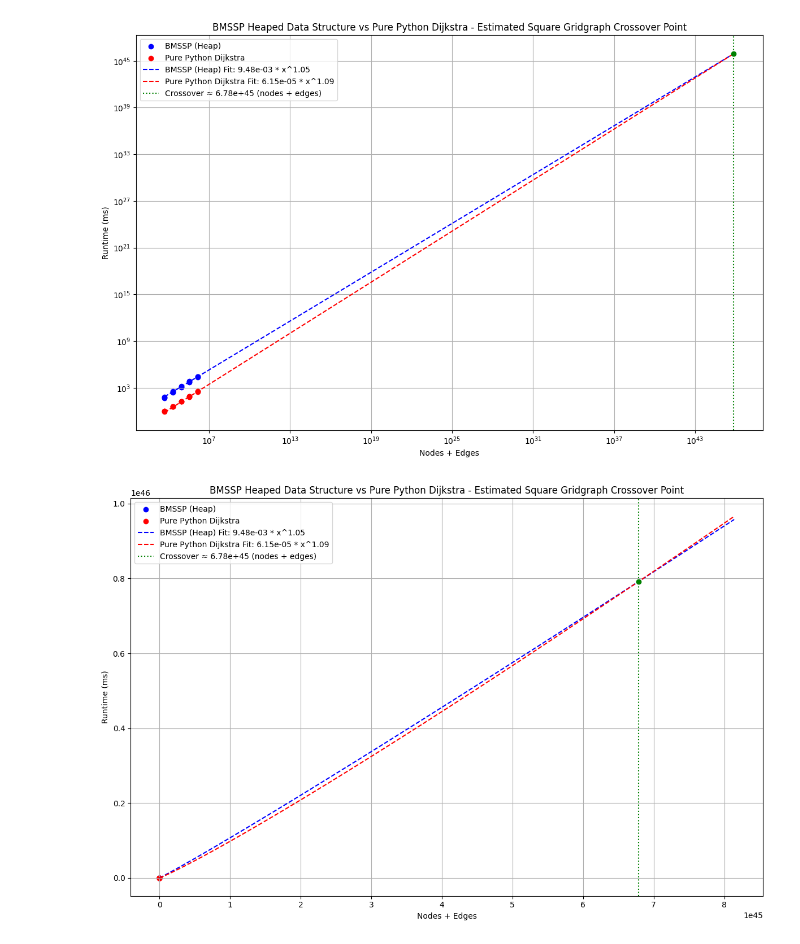
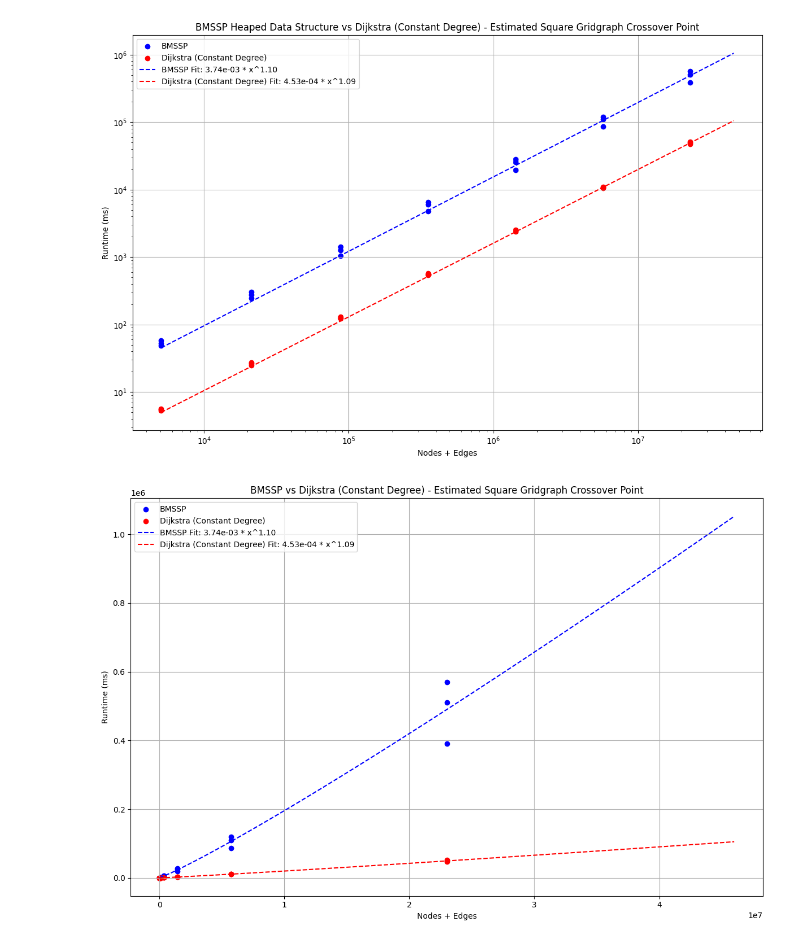
Before and after one commit to connor-makowski/bmsspy, a Jupyter notebook: benchmarking/charts.ipynb, the cells around one changed output. Saved outputs shown, nothing was run; the diff lists cells and outputs as text; code cells hidden in the pictures.

```diff
--- a/benchmarking/charts.ipynb
+++ b/benchmarking/charts.ipynb
@@ -286,7 +288,7 @@ def find_crossover(a1, b1, a2, b2):
 
 def plot_with_crossover(x, y1, y2, a1, b1, a2, b2, x_cross, title, algo_1_name, algo_2_name,scale="linear"):
     x_max = max(max(x), x_cross * 1.2 if x_cross else max(x) * 2)
-    x_fit = np.linspace(min(x), x_max, 1000)
+    x_fit = np.linspace(min(x), x_max)
 
     y1_fit = power_law(x_fit, a1, b1)
     y2_fit = power_law(x_fit, a2, b2)
@@ -383,25 +385,25 @@ plot_with_crossover(x_vals, y_bmssp, y_purepy, a1, b1, a2, b2, x_crossover,
 # %%
-# x_vals = [i['graph_nodes']+i['graph_edges'] for i in gridscale_data]
-# y_bmssp = [i["bmssp_heap_solve_time_ms"] for i in gridscale_data]
-# y_purepy = [i["pure_python_sc_dijkstra_time_ms"] for i in gridscale_data]
+x_vals = [i['graph_nodes']+i['graph_edges'] for i in gridscale_data]
+y_bmssp = [i["bmssp_solve_time_ms"] for i in gridscale_data]
+y_purepy = [i["sc_dijkstra_constant_degree_time_ms"] for i in gridscale_data]
 
-# a1, b1 = fit_curve(x_vals, y_bmssp)
-# a2, b2 = fit_curve(x_vals, y_purepy)
-# x_crossover = find_crossover(a1, b1, a2, b2)
+a1, b1 = fit_curve(x_vals, y_bmssp)
+a2, b2 = fit_curve(x_vals, y_purepy)
+x_crossover = find_crossover(a1, b1, a2, b2)
 
-# plot_with_crossover(x_vals, y_bmssp, y_purepy, a1, b1, a2, b2, x_crossover,
-#     algo_1_name="BMSSP (Heap)",
-#     algo_2_name="Pure Python Dijkstra",
-#     title="BMSSP Heaped Data Structure vs Pure Python Dijkstra - Estimated Square Gridgraph Crossover Point",
-#     scale="log",
-# )
+plot_with_crossover(x_vals, y_bmssp, y_purepy, a1, b1, a2, b2, x_crossover,
+    algo_1_name="BMSSP",
+    algo_2_name="Dijkstra (Constant Degree)",
+    title="BMSSP Heaped Data Structure vs Dijkstra (Constant Degree) - Estimated Square Gridgraph Crossover Point",
+    scale="log",
+)
 
-# plot_with_crossover(x_vals, y_bmssp, y_purepy, a1, b1, a2, b2, x_crossover,
-#     algo_1_name="BMSSP (Heap)",
-#     algo_2_name="Pure Python Dijkstra",
-#     title="BMSSP Heaped Data Structure vs Pure Python Dijkstra - Estimated Square Gridgraph Crossover Point",
-#     scale="linear",
-# )
+plot_with_crossover(x_vals, y_bmssp, y_purepy, a1, b1, a2, b2, x_crossover,
+    algo_1_name="BMSSP",
+    algo_2_name="Dijkstra (Constant Degree)",
+    title="BMSSP vs Dijkstra (Constant Degree) - Estimated Square Gridgraph Crossover Point",
+    scale="linear",
+)
 # %% [output]
-[figure, old version]
+[figure, new version]
-[figure, old version]
+[figure, new version]
```
Also changed, not shown: parts of 7 cells of this notebook, 23 other files.
